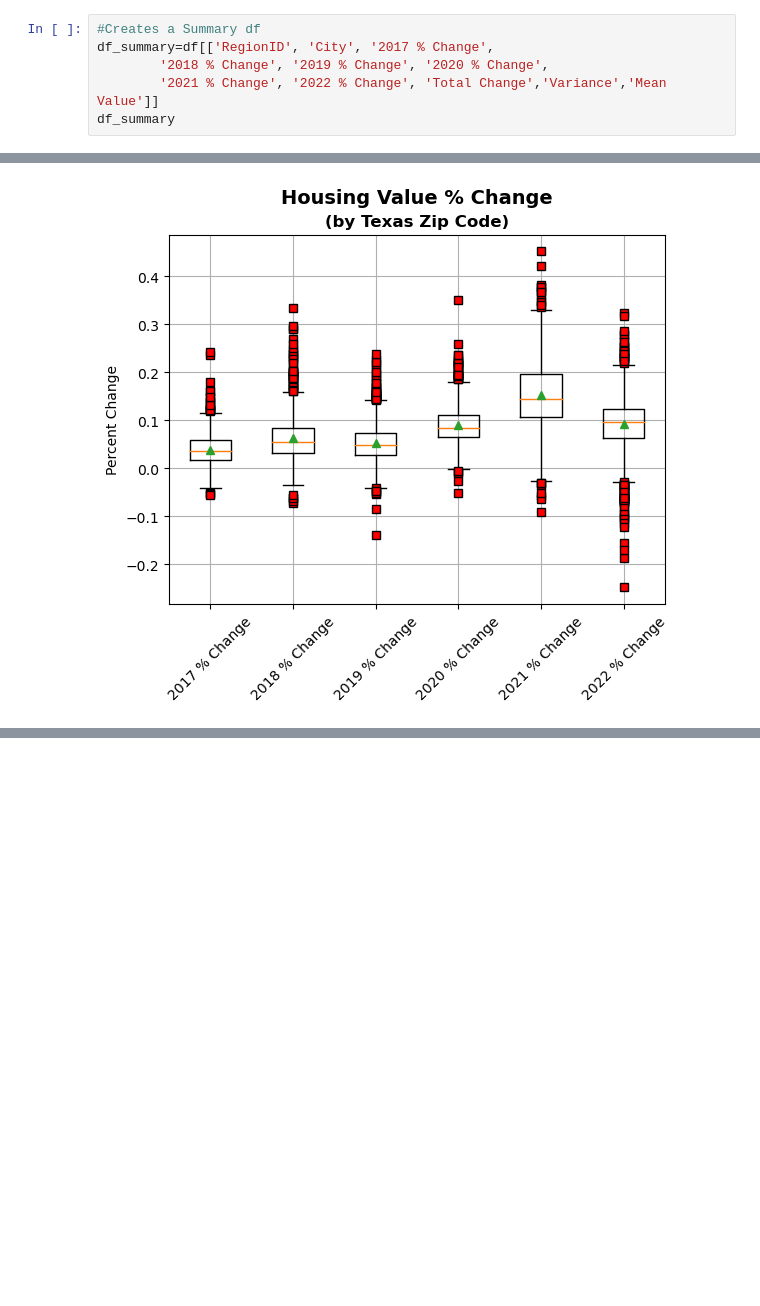
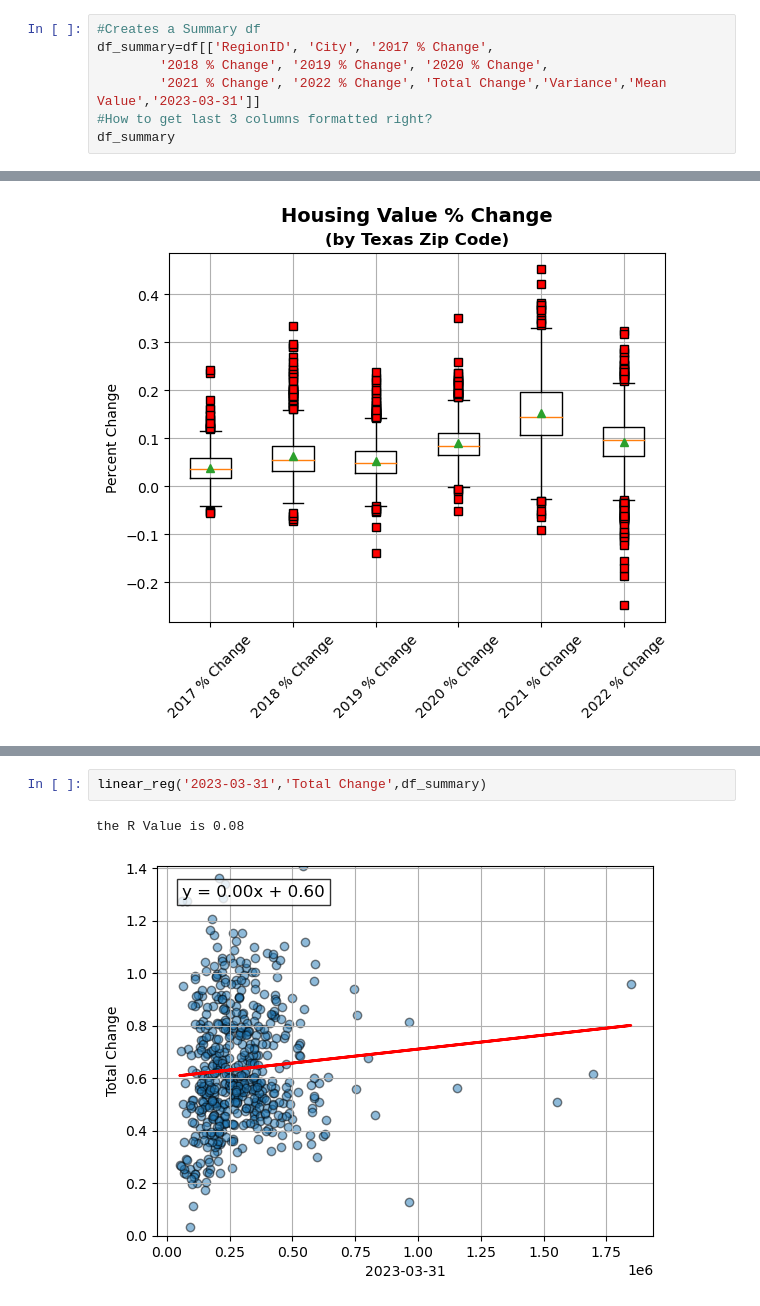
Before and after one commit to anitha0615/project_1, a Jupyter notebook: clean_housing_data.ipynb, the cells around one changed output, grey strips where cells are left out. Saved outputs shown, nothing was run; the diff lists cells and outputs as text; blank space fills up the shorter version.

```diff
--- a/clean_housing_data.ipynb
+++ b/clean_housing_data.ipynb
@@ -97,7 +98,8 @@ df['2022 % Change']=(df['2022-12-31']-df['2021-12-31'])/df['2021-12-31']
 #Creates a Summary df
 df_summary=df[['RegionID', 'City', '2017 % Change',
         '2018 % Change', '2019 % Change', '2020 % Change',
-        '2021 % Change', '2022 % Change', 'Total Change','Variance','Mean Value']]
+        '2021 % Change', '2022 % Change', 'Total Change','Variance','Mean Value','2023-03-31']]
+#How to get last 3 columns formatted right?
 df_summary
 # %% [output]
 |  | RegionID | City | 2017 % Change | 2018 % Change | 2019 % Change | 2020 % Change | 2021 % Change | ... |
@@ -209,0 +219,5 @@ plt.show()
+# %%
+linear_reg('2023-03-31','Total Change',df_summary)
+# %% [output]
+the R Value is 0.08
+[figure, added]
```
Also changed, not shown: parts of 4 cells of this notebook, 1 other file.
